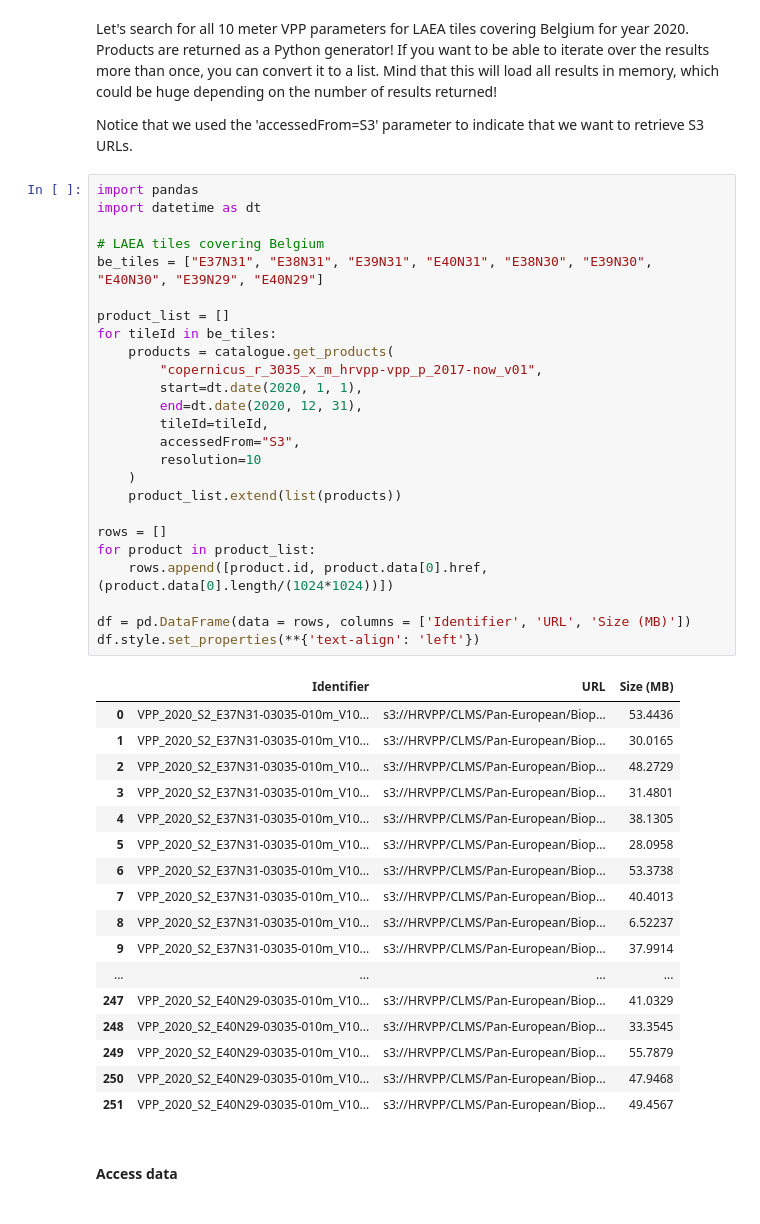
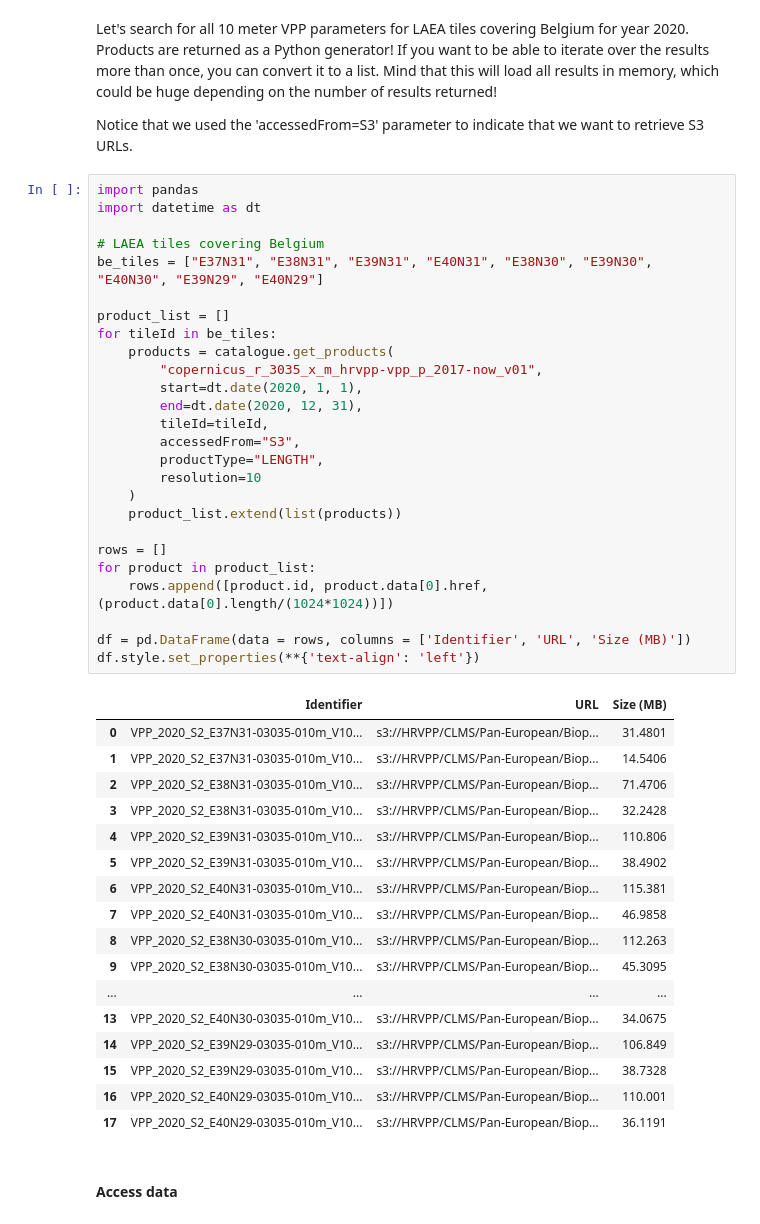
Before and after one commit to eea/clms-hrvpp-tools-python, a Jupyter notebook: HRVPP overlay bucket demo.ipynb, the cells around one changed output. Saved outputs shown, nothing was run; the diff lists cells and outputs as text.

```diff
--- a/HRVPP overlay bucket demo.ipynb
+++ b/HRVPP overlay bucket demo.ipynb
@@ -59,46 +59,47 @@ Notice that we used the 'accessedFrom=S3' parameter to indicate that we want to
 # %%
 import pandas
 import datetime as dt
 
 # LAEA tiles covering Belgium
 be_tiles = ["E37N31", "E38N31", "E39N31", "E40N31", "E38N30", "E39N30", "E40N30", "E39N29", "E40N29"]
 
 product_list = []
 for tileId in be_tiles:
     products = catalogue.get_products(
         "copernicus_r_3035_x_m_hrvpp-vpp_p_2017-now_v01",
         start=dt.date(2020, 1, 1),
         end=dt.date(2020, 12, 31),
         tileId=tileId,
         accessedFrom="S3",
+        productType="LENGTH",
         resolution=10
     )
     product_list.extend(list(products))
 
 rows = []
 for product in product_list:
     rows.append([product.id, product.data[0].href, (product.data[0].length/(1024*1024))])
 
 df = pd.DataFrame(data = rows, columns = ['Identifier', 'URL', 'Size (MB)'])
 df.style.set_properties(**{'text-align': 'left'})
 # %% [output]
 |  | Identifier | URL | Size (MB) |
-| 0 | VPP_2020_S2_E37N31-03035-010m_V10... | s3://HRVPP/CLMS/Pan-European/Biop... | 53.4436 |
-| 1 | VPP_2020_S2_E37N31-03035-010m_V10... | s3://HRVPP/CLMS/Pan-European/Biop... | 30.0165 |
-| 2 | VPP_2020_S2_E37N31-03035-010m_V10... | s3://HRVPP/CLMS/Pan-European/Biop... | 48.2729 |
-| 3 | VPP_2020_S2_E37N31-03035-010m_V10... | s3://HRVPP/CLMS/Pan-European/Biop... | 31.4801 |
-| 4 | VPP_2020_S2_E37N31-03035-010m_V10... | s3://HRVPP/CLMS/Pan-European/Biop... | 38.1305 |
-| 5 | VPP_2020_S2_E37N31-03035-010m_V10... | s3://HRVPP/CLMS/Pan-European/Biop... | 28.0958 |
-| 6 | VPP_2020_S2_E37N31-03035-010m_V10... | s3://HRVPP/CLMS/Pan-European/Biop... | 53.3738 |
-| 7 | VPP_2020_S2_E37N31-03035-010m_V10... | s3://HRVPP/CLMS/Pan-European/Biop... | 40.4013 |
-| 8 | VPP_2020_S2_E37N31-03035-010m_V10... | s3://HRVPP/CLMS/Pan-European/Biop... | 6.52237 |
-| 9 | VPP_2020_S2_E37N31-03035-010m_V10... | s3://HRVPP/CLMS/Pan-European/Biop... | 37.9914 |
+| 0 | VPP_2020_S2_E37N31-03035-010m_V10... | s3://HRVPP/CLMS/Pan-European/Biop... | 31.4801 |
+| 1 | VPP_2020_S2_E37N31-03035-010m_V10... | s3://HRVPP/CLMS/Pan-European/Biop... | 14.5406 |
+| 2 | VPP_2020_S2_E38N31-03035-010m_V10... | s3://HRVPP/CLMS/Pan-European/Biop... | 71.4706 |
+| 3 | VPP_2020_S2_E38N31-03035-010m_V10... | s3://HRVPP/CLMS/Pan-European/Biop... | 32.2428 |
+| 4 | VPP_2020_S2_E39N31-03035-010m_V10... | s3://HRVPP/CLMS/Pan-European/Biop... | 110.806 |
+| 5 | VPP_2020_S2_E39N31-03035-010m_V10... | s3://HRVPP/CLMS/Pan-European/Biop... | 38.4902 |
+| 6 | VPP_2020_S2_E40N31-03035-010m_V10... | s3://HRVPP/CLMS/Pan-European/Biop... | 115.381 |
+| 7 | VPP_2020_S2_E40N31-03035-010m_V10... | s3://HRVPP/CLMS/Pan-European/Biop... | 46.9858 |
+| 8 | VPP_2020_S2_E38N30-03035-010m_V10... | s3://HRVPP/CLMS/Pan-European/Biop... | 112.263 |
+| 9 | VPP_2020_S2_E38N30-03035-010m_V10... | s3://HRVPP/CLMS/Pan-European/Biop... | 45.3095 |
 | ... | ... | ... | ... |
-| 247 | VPP_2020_S2_E40N29-03035-010m_V10... | s3://HRVPP/CLMS/Pan-European/Biop... | 41.0329 |
-| 248 | VPP_2020_S2_E40N29-03035-010m_V10... | s3://HRVPP/CLMS/Pan-European/Biop... | 33.3545 |
-| 249 | VPP_2020_S2_E40N29-03035-010m_V10... | s3://HRVPP/CLMS/Pan-European/Biop... | 55.7879 |
-| 250 | VPP_2020_S2_E40N29-03035-010m_V10... | s3://HRVPP/CLMS/Pan-European/Biop... | 47.9468 |
-| 251 | VPP_2020_S2_E40N29-03035-010m_V10... | s3://HRVPP/CLMS/Pan-European/Biop... | 49.4567 |
+| 13 | VPP_2020_S2_E40N30-03035-010m_V10... | s3://HRVPP/CLMS/Pan-European/Biop... | 34.0675 |
+| 14 | VPP_2020_S2_E39N29-03035-010m_V10... | s3://HRVPP/CLMS/Pan-European/Biop... | 106.849 |
+| 15 | VPP_2020_S2_E39N29-03035-010m_V10... | s3://HRVPP/CLMS/Pan-European/Biop... | 38.7328 |
+| 16 | VPP_2020_S2_E40N29-03035-010m_V10... | s3://HRVPP/CLMS/Pan-European/Biop... | 110.001 |
+| 17 | VPP_2020_S2_E40N29-03035-010m_V10... | s3://HRVPP/CLMS/Pan-European/Biop... | 36.1191 |
 # %% [markdown]
 #### Access data <a class="anchor" id="access-data"></a>
 # %% [markdown]
```
Also changed, not shown: parts of 3 cells of this notebook.
